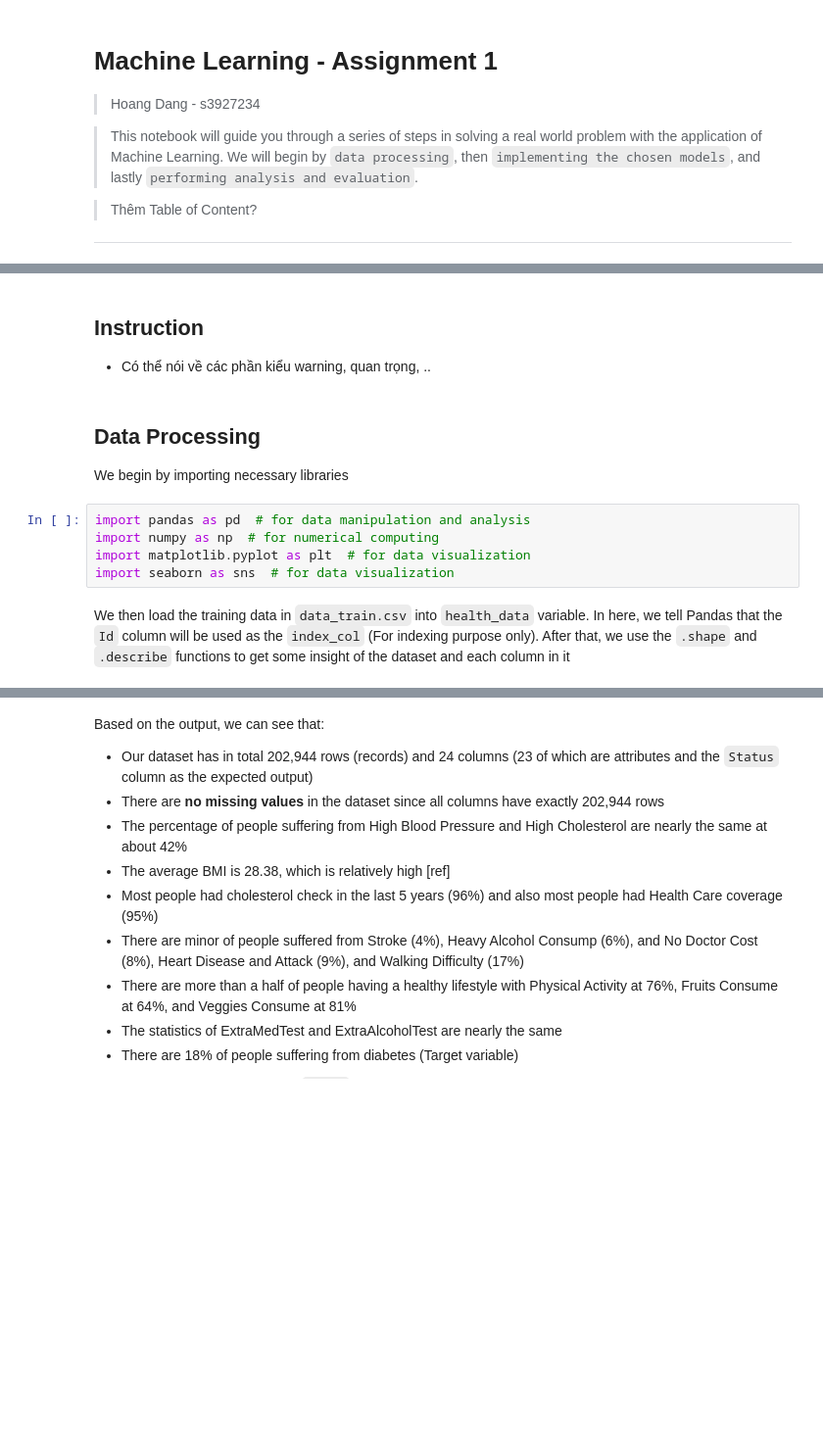
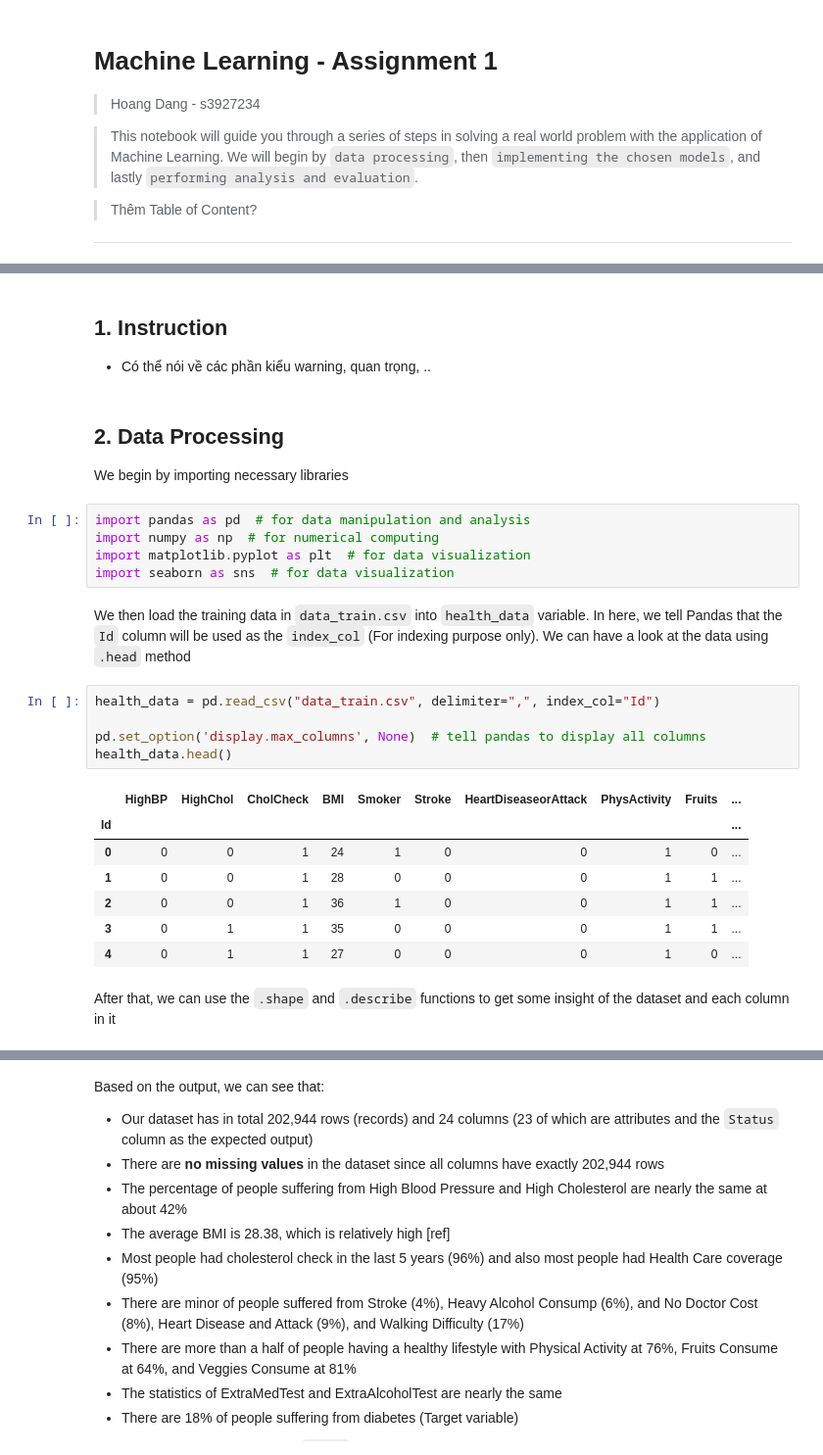
Before and after one commit to ThaiHoangDang/ObesityDetection, a Jupyter notebook: script.ipynb, the cells around one changed output, grey strips where cells are left out. Shown at 98% size. Drawn from its saved outputs; the diff is of its cells as text; blank space fills up the shorter version.

```diff
--- a/script.ipynb
+++ b/script.ipynb
@@ -75,9 +84,9 @@
 # %% [markdown]
-## Instruction
+## 1. Instruction
 
 - Có thể nói về các phần kiểu warning, quan trọng, ..
 # %% [markdown]
-## Data Processing
+## 2. Data Processing
 
 We begin by importing necessary libraries
 # %%
@@ -86,5 +95,20 @@ import numpy as np  # for numerical computing
 import matplotlib.pyplot as plt  # for data visualization
 import seaborn as sns  # for data visualization
 # %% [markdown]
-We then load the training data in `data_train.csv` into `health_data` variable. In here, we tell Pandas that the `Id` column will be used as the `index_col` (For indexing purpose only). After that, we use the `.shape` and `.describe` functions to get some insight of the dataset and each column in it
+We then load the training data in `data_train.csv` into `health_data` variable. In here, we tell Pandas that the `Id` column will be used as the `index_col` (For indexing purpose only). We can have a look at the data using `.head` method
+# %%
+health_data = pd.read_csv("data_train.csv", delimiter=",", index_col="Id")
+
+pd.set_option('display.max_columns', None)  # tell pandas to display all columns
+health_data.head()
+# %% [output]
+|  | HighBP | HighChol | CholCheck | BMI | Smoker | Stroke | HeartDiseaseorAttack | PhysActivity | Fruits | ... |
+| Id |  |  |  |  |  |  |  |  |  | ... |
+| 0 | 0 | 0 | 1 | 24 | 1 | 0 | 0 | 1 | 0 | ... |
+| 1 | 0 | 0 | 1 | 28 | 0 | 0 | 0 | 1 | 1 | ... |
+| 2 | 0 | 0 | 1 | 36 | 1 | 0 | 0 | 1 | 1 | ... |
+| 3 | 0 | 1 | 1 | 35 | 0 | 0 | 0 | 1 | 1 | ... |
+| 4 | 0 | 1 | 1 | 27 | 0 | 0 | 0 | 1 | 0 | ... |
+# %% [markdown]
+After that, we can use the `.shape` and `.describe` functions to get some insight of the dataset and each column in it
 # %%
```
Also changed, not shown: parts of 25 cells of this notebook, 1 other file.
